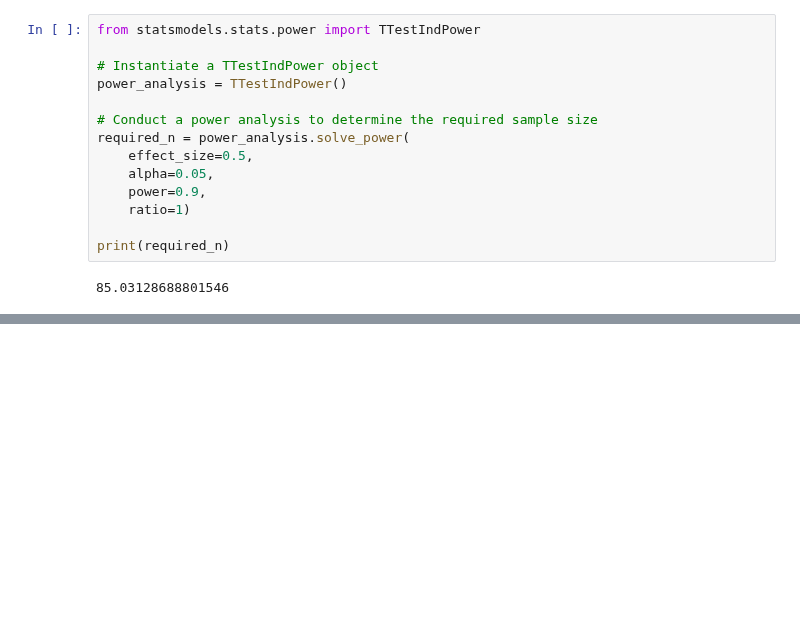
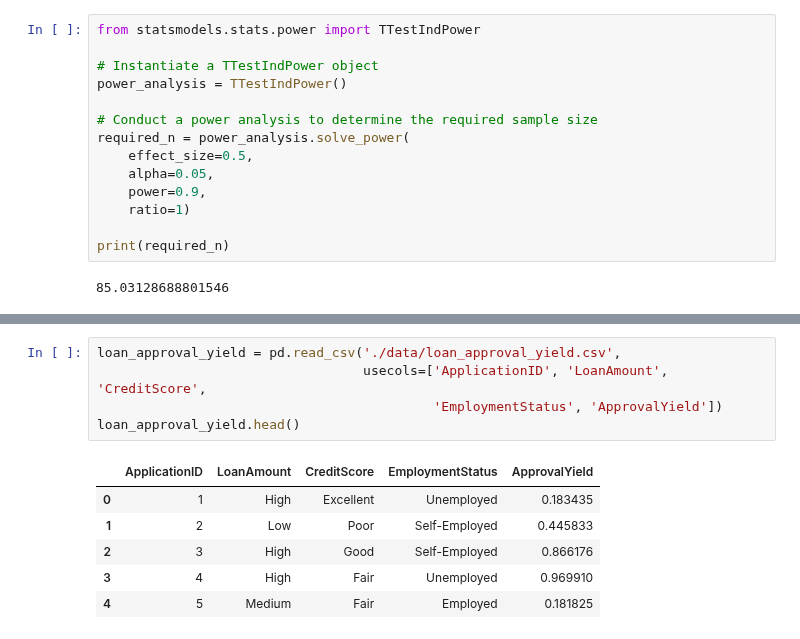
Before and after one commit to MichaelSzczepaniak/DataCamp, a Jupyter notebook: Tracks/Associate Data Scientist/30 Experimental Design in Python/ExperimentalDesignPython.ipynb, the cells around one changed output, grey strips where cells are left out. Drawn from its saved outputs; the diff is of its cells as text; blank space fills up the shorter version.

```diff
--- a/Tracks/Associate Data Scientist/30 Experimental Design in Python/ExperimentalDesignPython.ipynb
+++ b/Tracks/Associate Data Scientist/30 Experimental Design in Python/ExperimentalDesignPython.ipynb
@@ -839,0 +847,12 @@ print(required_n)
+# %%
+loan_approval_yield = pd.read_csv('./data/loan_approval_yield.csv',
+                                  usecols=['ApplicationID', 'LoanAmount', 'CreditScore',
+                                           'EmploymentStatus', 'ApprovalYield'])
+loan_approval_yield.head()
+# %% [output]
+|  | ApplicationID | LoanAmount | CreditScore | EmploymentStatus | ApprovalYield |
+| 0 | 1 | High | Excellent | Unemployed | 0.183435 |
+| 1 | 2 | Low | Poor | Self-Employed | 0.445833 |
+| 2 | 3 | High | Good | Self-Employed | 0.866176 |
+| 3 | 4 | High | Fair | Unemployed | 0.969910 |
+| 4 | 5 | Medium | Fair | Employed | 0.181825 |
```
Also changed, not shown: parts of 17 cells of this notebook.
